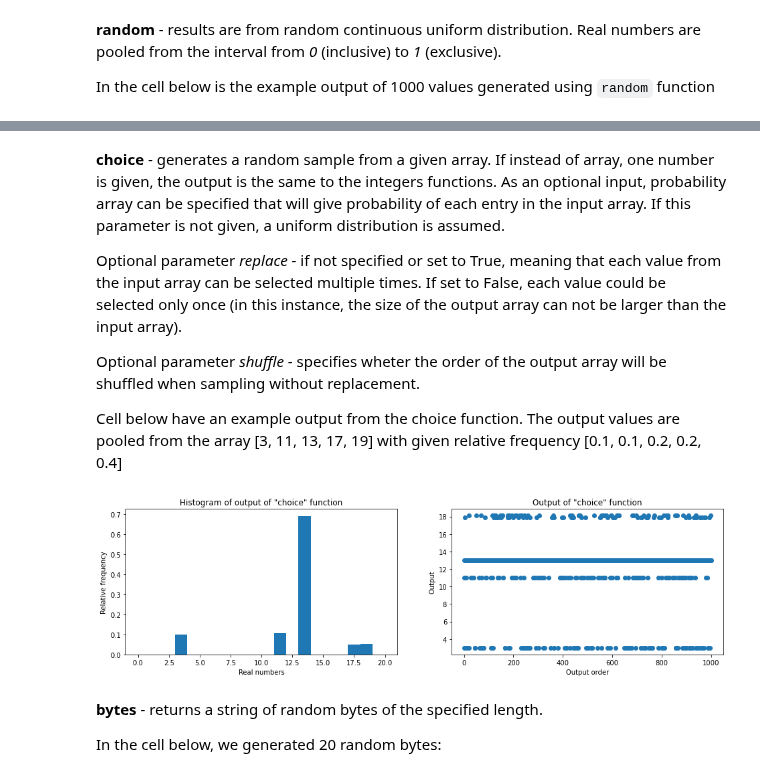
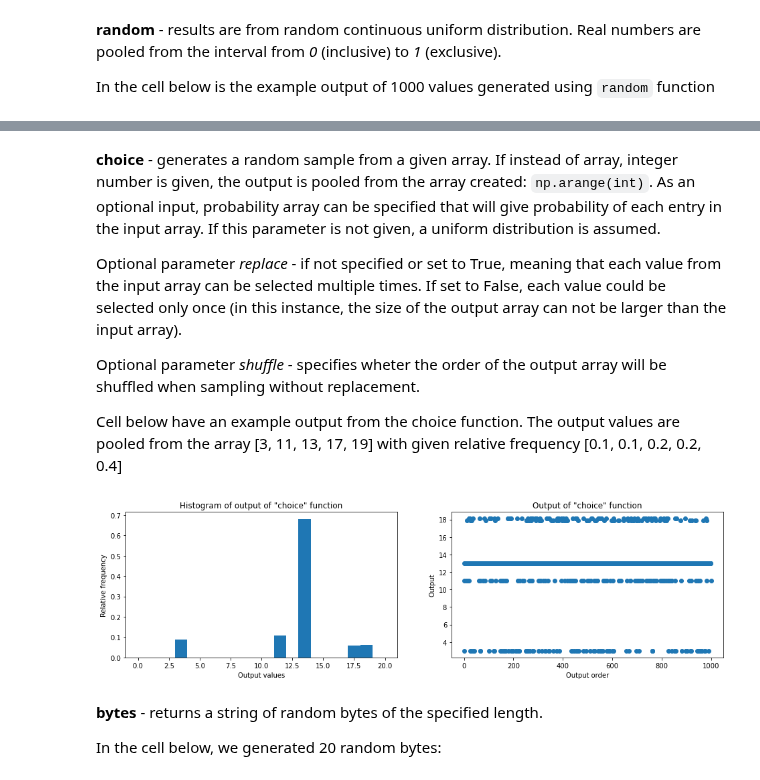
Before and after one commit to przemekbil/PfDA_2021, a Jupyter notebook: Assignments/Assignment.ipynb, the cells around one changed output, grey strips where cells are left out. Drawn from its saved outputs; the diff is of its cells as text; code cells hidden in the pictures.

```diff
--- a/Assignments/Assignment.ipynb
+++ b/Assignments/Assignment.ipynb
@@ -151,5 +181,5 @@ plt.show()
 # %% [markdown]
-**choice** - generates a random sample from a given array. If instead of array, one number is given, the output is the same to the integers functions. As an optional input, probability array can be specified that will give probability of each entry in the input array. If this parameter is not given, a uniform distribution is assumed.
+**choice** - generates a random sample from a given array. If instead of array, integer number is given, the output is pooled from the array created: ``np.arange(int)``. As an optional input, probability array can be specified that will give probability of each entry in the input array. If this parameter is not given, a uniform distribution is assumed.
 
 Optional parameter *replace* - if not specified or set to True, meaning that each value from the input array can be selected multiple times. If set to False, each value could be selected only once (in this instance, the size of the output array can not be larger than the input array).
 
@@ -157,31 +187,55 @@ Optional parameter *shuffle* - specifies wheter the order of the output array wi
 
 Cell below have an example output from the choice function. The output values are pooled from the array [3, 11, 13, 17, 19] with given relative frequency [0.1, 0.1, 0.2, 0.2, 0.4]
 # %%
+# Size of the generated array
 n=1000
-y = rng.choice([3, 11, 13, 17.9, 18.1], n, p=[0.1, 0.1, 0.7, 0.05, 0.05])
+
+# define the input array. Values from this array will be pooled to create the output array
+a = [3, 11, 13, 17.9, 18.1]
+
+# define the array of the probabilities associated with each element in the array a
+# sum of the probabilities has to be equal 1
+# The size and shape of this array has to be the same as the input array
+prob_array = [0.1, 0.1, 0.7, 0.05, 0.05]
+
+# Cerate an array of values pooled from array a with the relative frequency defined in the array prob_array
+y = rng.choice(a , n, p=prob_array)
+
+# create a range for the histogram bins
 b = np.arange(0, y.max()+2)
+
+# create a range for the output order
 x = np.arange(0, n)
 
+# define the first plot of the subplot: 1 row, 2 columns
+plt.subplot(1,2,1)
+
+#define the size of the plot to make sure there is enough space between the subplots to display the axis descriptions
+plt.rcParams["figure.figsize"] = [16, 4]
+
 # Add the histogram to the plot
-plt.subplot(1,2,1)
-plt.rcParams["figure.figsize"] = [16, 4]
 count, bins, ignored = plt.hist(y, b, density=True)
 
-# plot description
+# add histogram description
 plt.title('Histogram of output of "choice" function')
-plt.xlabel('Real numbers')
+plt.xlabel('Output values')
 plt.ylabel('Relative frequency')
 
+# define the second plot of the subplot: 1 row, 2 columns
 plt.subplot(1,2,2)
+
+# Add scatter plot: output value vs output order
 plt.scatter(x,y)
+
+# add scatter plot descriptions
 plt.title('Output of "choice" function')
 plt.xlabel('Output order')
 plt.ylabel('Output')
 
-
+# Show the plot
 plt.show()
 # %% [output]
-[figure, old version]
+[figure, new version]
 # %% [markdown]
 **bytes** - returns a string of random bytes of the specified length.
 
```
Also changed, not shown: parts of 29 cells of this notebook.
